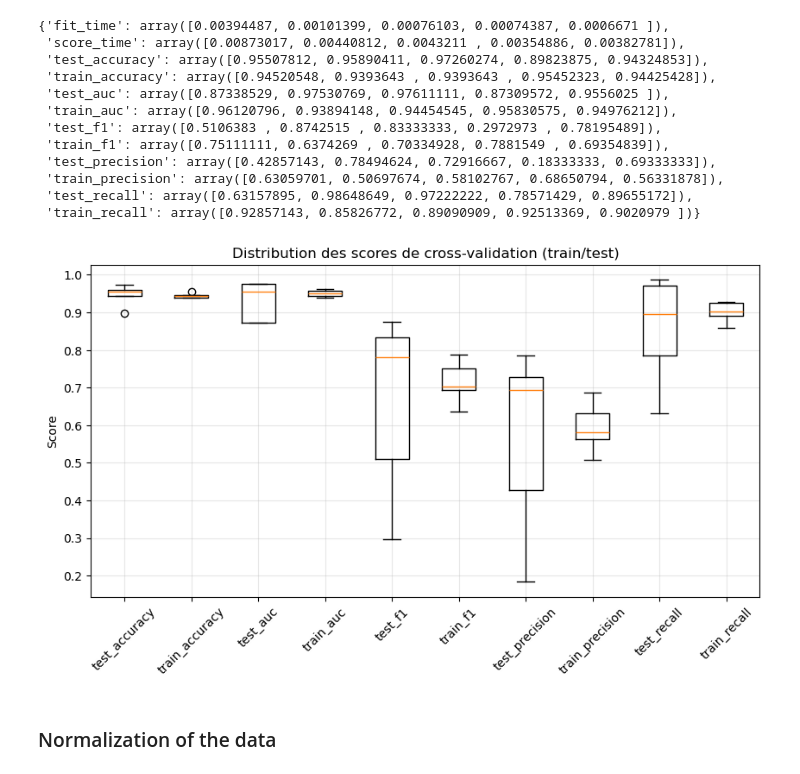
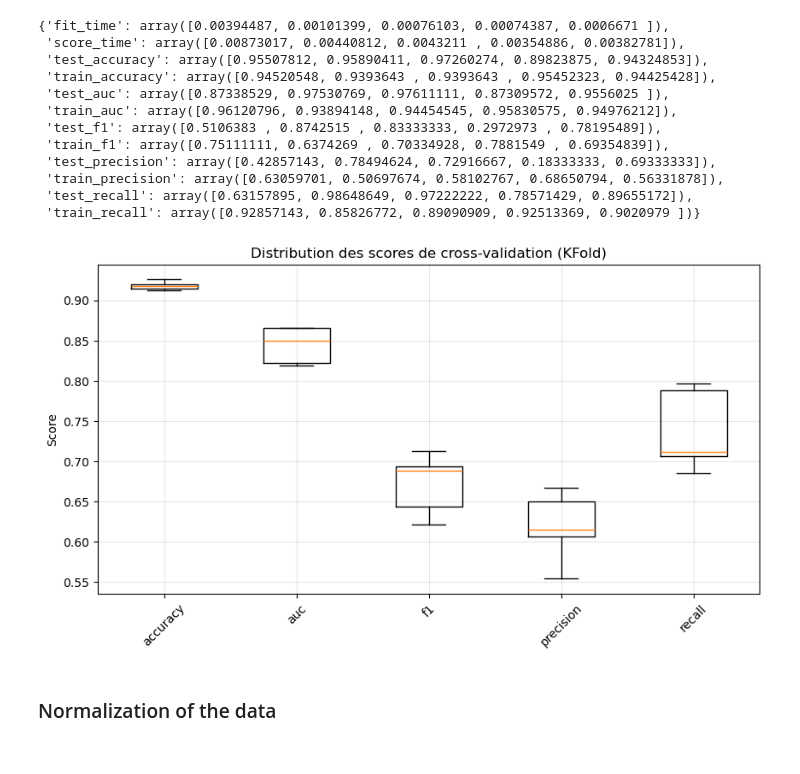
Before and after one commit to Guillaume-melis/Machine_Learning_S1, a Jupyter notebook: Old/old_tp.ipynb, the cells around one changed output. Cells and saved outputs as stored; diff of their text form; code cells hidden in the pictures.

Commit message:
Weighting the observations

```diff
--- a/Old/old_tp.ipynb
+++ b/Old/old_tp.ipynb
@@ -119,4 +119,4 @@ min         0.000000
 max       433.000000
 Name: Y1, dtype: float64
 # %%
-y_bin = (y >= y.mean()).astype(int)
+y_bin = (y > 0).astype(int)
@@ -123,3 +134,5 @@ y_bin = (y >= y.mean()).astype(int)
+# %%
+weights = np.array([class_weights[y_i] for y_i in y_bin])
 # %%
 y_bin
 # %% [output]
@@ -201,10 +214,10 @@ plt.show()
 # %%
 from sklearn.naive_bayes import GaussianNB
 
-X_train, X_test, y_train, y_test = train_test_split(X,y_bin,test_size=0.2,random_state=42)
+X_train, X_test, y_train, y_test, w_train, w_test= train_test_split(X,y_bin, weights, test_size=0.2,random_state=42)
 
 model = GaussianNB()
-model.fit(X_train,y_train)
+model.fit(X_train,y_train, sample_weight=w_train)
 y_pred = model.predict(X_test)
 # %%
 print(accuracy_score(y_test,y_pred))
@@ -231,4 +244,28 @@ scoring = {
     'recall': 'recall'
 }
 
-cv_results = cross_validate(model, X, y_bin, cv=kf, scoring=scoring, return_train_score=True)
+kf = KFold(n_splits=5, shuffle=True, random_state=42)
+results = {key: [] for key in scoring.keys()}
+
+for train_idx, test_idx in kf.split(X):
+    X_train, X_test = X.iloc[train_idx], X.iloc[test_idx]
+    y_train, y_test = y_bin[train_idx], y_bin[test_idx]
+    w_train = weights[train_idx]
+
+    # Modèle Naive Bayes avec pondération
+    model = GaussianNB()
+    model.fit(X_train, y_train, sample_weight=w_train)
+
+    y_pred = model.predict(X_test)
+    y_proba = model.predict_proba(X_test)[:, 1]  # nécessaire pour roc_auc
+
+    # Calcul des scores
+    results['accuracy'].append(accuracy_score(y_test, y_pred))
+    results['auc'].append(roc_auc_score(y_test, y_proba))
+    results['f1'].append(f1_score(y_test, y_pred))
+    results['precision'].append(precision_score(y_test, y_pred))
+    results['recall'].append(recall_score(y_test, y_pred))
+
+# Moyennes sur les folds
+for metric in results:
+    print(f"{metric}: {np.mean(results[metric]):.4f}")
@@ -248,18 +291,19 @@ cv_results
  'test_recall': array([0.63157895, 0.98648649, 0.97222222, 0.78571429, 0.89655172]),
  'train_recall': array([0.92857143, 0.85826772, 0.89090909, 0.92513369, 0.9020979 ])}
 # %%
-keys = [key for key in cv_results.keys() if key.startswith('test') or key.startswith('train')]
-values = [cv_results[key] for key in keys]
+# Récupération des clés et valeurs
+keys = list(results.keys())
+values = [results[key] for key in keys]
 
 plt.figure(figsize=(10, 5))
 plt.boxplot(values)
 plt.xticks(range(1, len(keys) + 1), keys, rotation=45)
-plt.title("Distribution des scores de cross-validation (train/test)")
+plt.title("Distribution des scores de cross-validation (KFold)")
 plt.ylabel("Score")
 plt.grid(True, alpha=0.3)
 plt.show()
 # %% [output]
-[figure, old version]
+[figure, new version]
 # %% [markdown]
 ### Normalization of the data
 # %%
```
Also changed, not shown: parts of 5 cells of this notebook.
